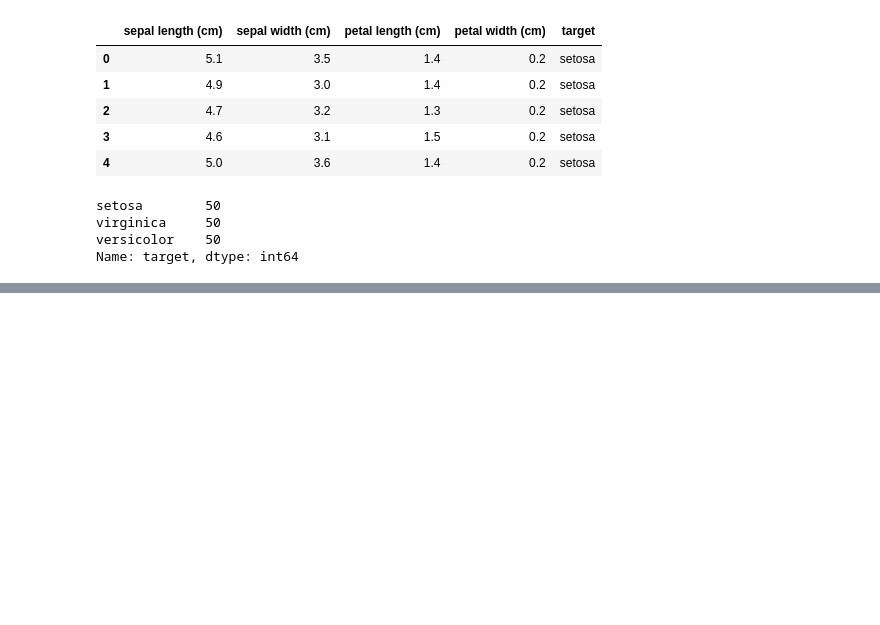
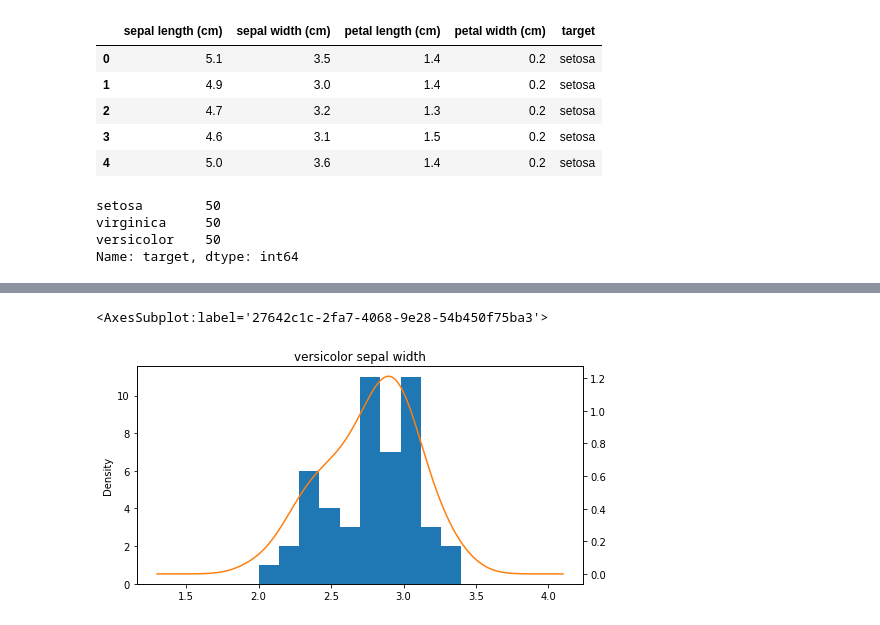
Before and after one commit to H43RO/ML-Algorithm-Practice, a Jupyter notebook: GaussianNaiveBayes.ipynb, the cells around one changed output, grey strips where cells are left out. Cells and saved outputs as stored; diff of their text form; code cells hidden in the pictures; blank space fills up the shorter version.

```diff
--- a/GaussianNaiveBayes.ipynb
+++ b/GaussianNaiveBayes.ipynb
@@ -97,0 +109,10 @@ virginica_df['sepal length (cm)'].plot(kind='kde',
+# %%
+ax = versicolor_df['sepal width (cm)'].plot(kind='hist')
+versicolor_df['sepal width (cm)'].plot(kind='kde',
+                                    ax=ax,
+                                    secondary_y=True,
+                                    title="versicolor sepal width",
+                                    figsize=(8, 4))
+# %% [output]
+<AxesSubplot:label='27642c1c-2fa7-4068-9e28-54b450f75ba3'>
+[figure, added]
```
Also changed, not shown: parts of 14 cells of this notebook.
